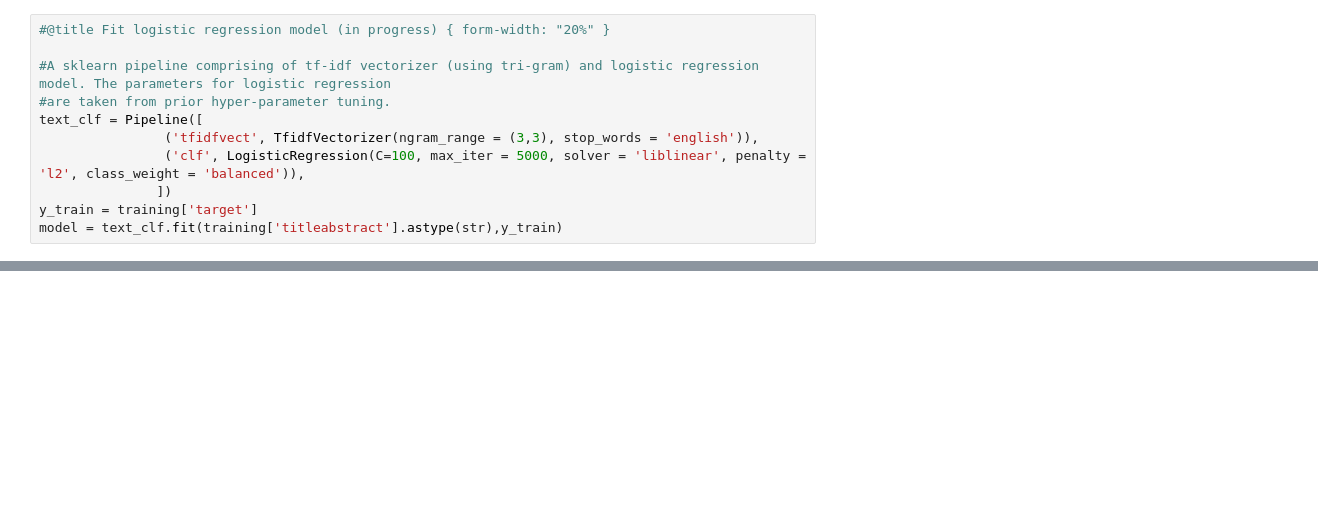
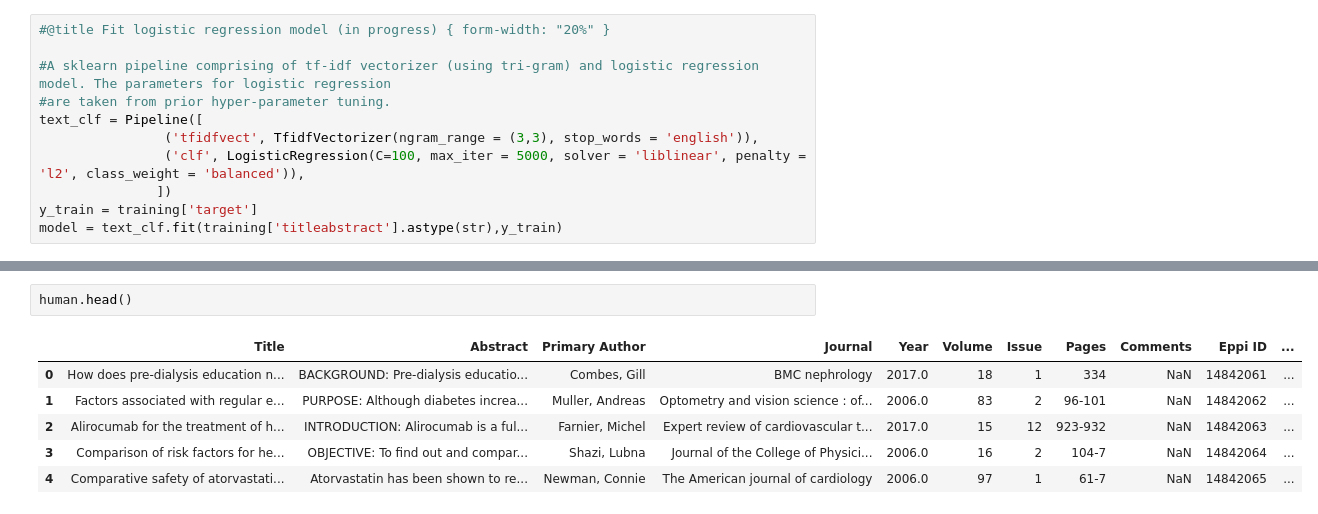
Before and after one commit to nice-digital/text-classifier-mlflow, a Jupyter notebook: text-classifier-lr.ipynb, the cells around one changed output, grey strips where cells are left out. Saved outputs shown, nothing was run; the diff lists cells and outputs as text; blank space fills up the shorter version.

```diff
--- a/text-classifier-lr.ipynb
+++ b/text-classifier-lr.ipynb
@@ -201,0 +228,9 @@ Classification report:
+# %%
+human.head()
+# %% [output]
+|  | Title | Abstract | Primary Author | Journal | Year | Volume | Issue | Pages | Comments | Eppi ID | ... |
+| 0 | How does pre-dialysis education n... | BACKGROUND: Pre-dialysis educatio... | Combes, Gill | BMC nephrology | 2017.0 | 18 | 1 | 334 | NaN | 14842061 | ... |
+| 1 | Factors associated with regular e... | PURPOSE: Although diabetes increa... | Muller, Andreas | Optometry and vision science : of... | 2006.0 | 83 | 2 | 96-101 | NaN | 14842062 | ... |
+| 2 | Alirocumab for the treatment of h... | INTRODUCTION: Alirocumab is a ful... | Farnier, Michel | Expert review of cardiovascular t... | 2017.0 | 15 | 12 | 923-932 | NaN | 14842063 | ... |
+| 3 | Comparison of risk factors for he... | OBJECTIVE: To find out and compar... | Shazi, Lubna | Journal of the College of Physici... | 2006.0 | 16 | 2 | 104-7 | NaN | 14842064 | ... |
+| 4 | Comparative safety of atorvastati... | Atorvastatin has been shown to re... | Newman, Connie | The American journal of cardiology | 2006.0 | 97 | 1 | 61-7 | NaN | 14842065 | ... |
```
Also changed, not shown: parts of 18 cells of this notebook.
